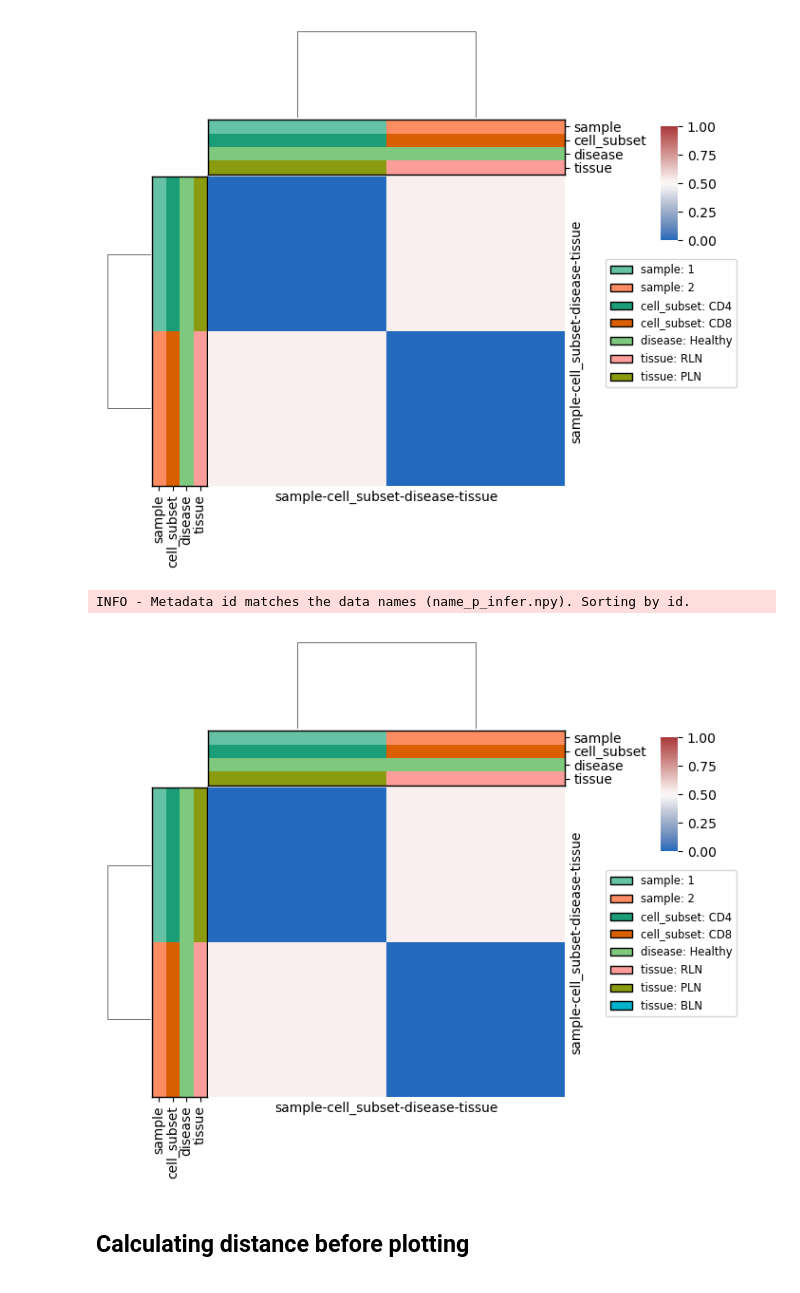
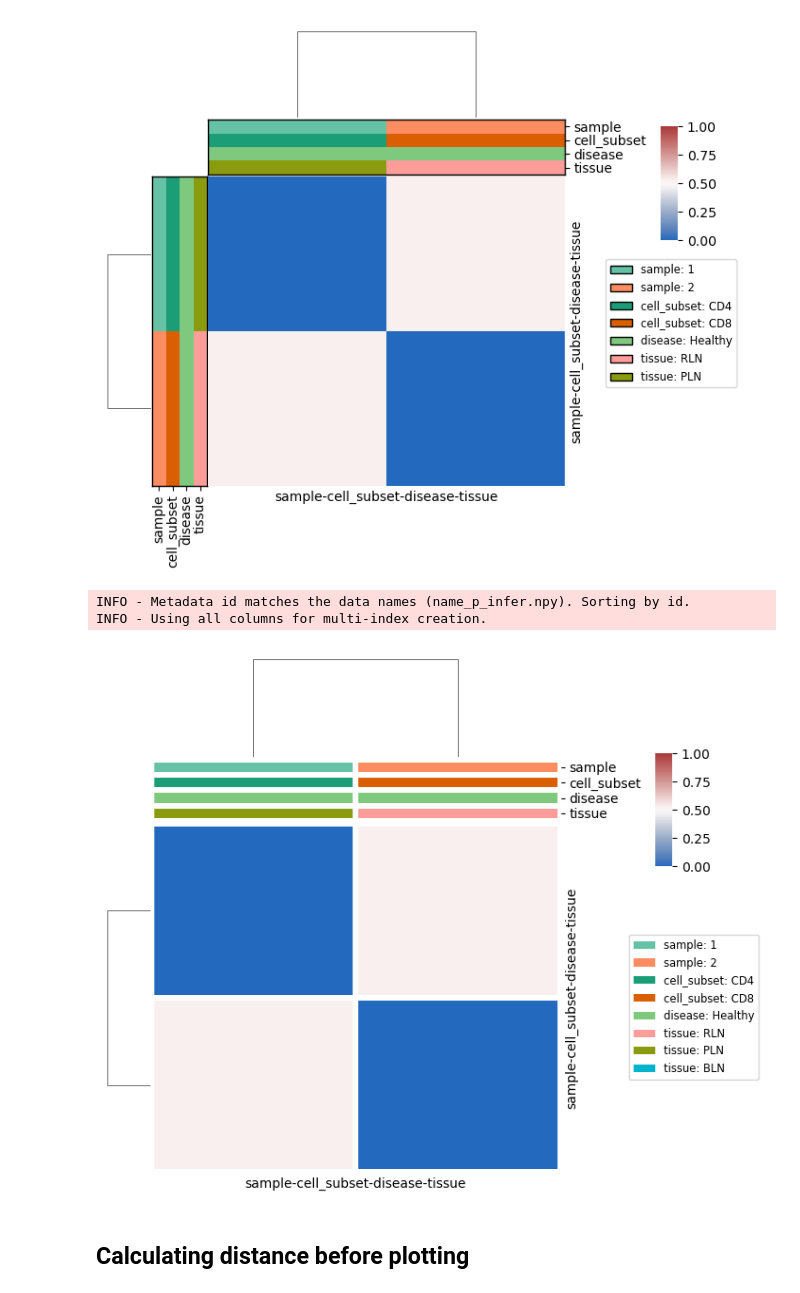
Before and after one commit to i3-unit/TCRpeg_i3, a Jupyter notebook: tutorial_heatmap_pinfer.ipynb, the cells around one changed output. Drawn from its saved outputs; the diff is of its cells as text; code cells hidden in the pictures.

Commit message:
Customizable heatmap with method and edge

```diff
--- a/tutorial_heatmap_pinfer.ipynb
+++ b/tutorial_heatmap_pinfer.ipynb
@@ -39,10 +38,17 @@ plot_heatmap_metadata.run(palette_mapping=palette, normalize=True, filter_existi
 INFO - Metadata id matches the data names (name_p_infer.npy). Sorting by id.
 [figure]
 # %%
-plot = plot_heatmap_metadata.run(palette_mapping=palette, normalize=True, filter_existing_values=False)
+plot = plot_heatmap_metadata.run(palette_mapping=palette, normalize=True,
+                                 filter_existing_values=False, linecolor='white',
+                                 linewidths=3, box_color='white',
+                                 legend_edgecolor=None,
+                                 method='single',
+                                 metric='correlation',
+                                 row_colors=None)
 # %% [output]
 INFO - Metadata id matches the data names (name_p_infer.npy). Sorting by id.
+INFO - Using all columns for multi-index creation.
-[figure, old version]
+[figure, new version]
 # %% [markdown]
 ## Calculating distance before plotting
 # %%
```
Also changed, not shown: parts of 2 cells of this notebook, 1 other file.
